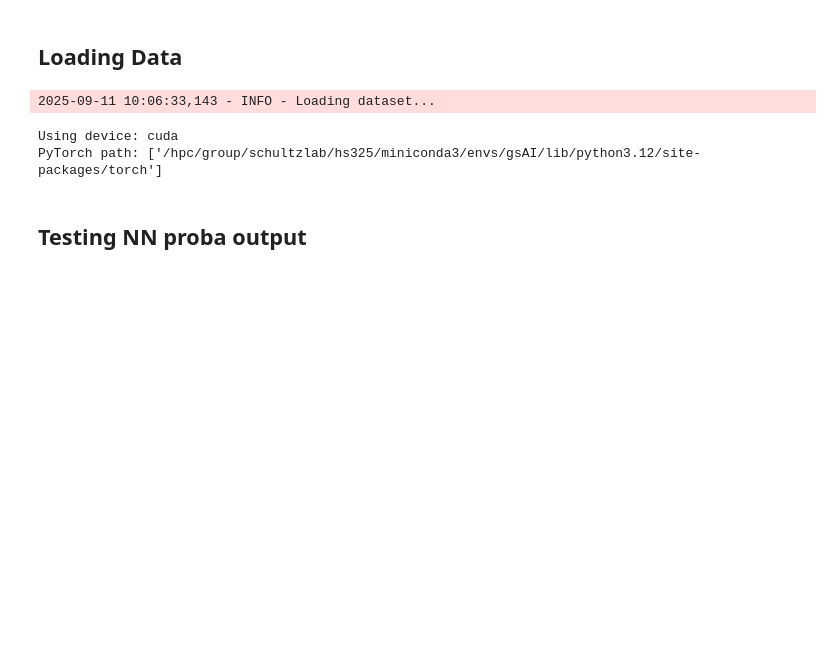
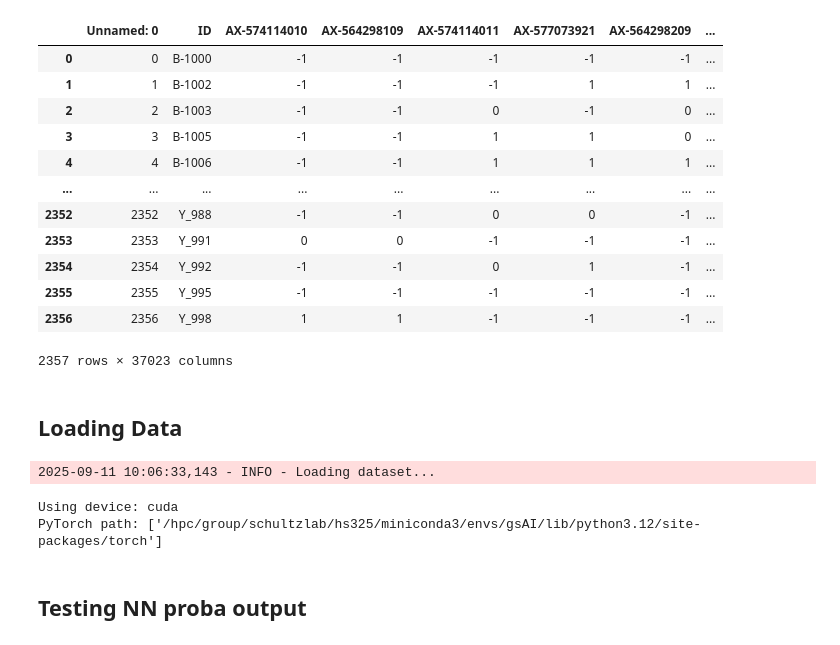
Before and after one commit to henrysun9074/gsAI, a Jupyter notebook: 00_debug.ipynb, the cells around one changed output. Saved outputs shown, nothing was run; the diff lists cells and outputs as text; code cells hidden in the pictures; blank space fills up the shorter version.

Commit message:
testing w/ 1 gen data

```diff
--- a/00_debug.ipynb
+++ b/00_debug.ipynb
@@ -1,3 +1,22 @@
+# %%
+### MAKE 1 GEN TRAINING DATA
+import pandas as pd
+df = pd.read_csv("DarpaQCGenoPheno.csv")
+df
+# %% [output]
+|  | Unnamed: 0 | ID | AX-574114010 | AX-564298109 | AX-574114011 | AX-577073921 | AX-564298209 | ... |
+| 0 | 0 | B-1000 | -1 | -1 | -1 | -1 | -1 | ... |
+| 1 | 1 | B-1002 | -1 | -1 | -1 | 1 | 1 | ... |
+| 2 | 2 | B-1003 | -1 | -1 | 0 | -1 | 0 | ... |
+| 3 | 3 | B-1005 | -1 | -1 | 1 | 1 | 0 | ... |
+| 4 | 4 | B-1006 | -1 | -1 | 1 | 1 | 1 | ... |
+| ... | ... | ... | ... | ... | ... | ... | ... | ... |
+| 2352 | 2352 | Y_988 | -1 | -1 | 0 | 0 | -1 | ... |
+| 2353 | 2353 | Y_991 | 0 | 0 | -1 | -1 | -1 | ... |
+| 2354 | 2354 | Y_992 | -1 | -1 | 0 | 1 | -1 | ... |
+| 2355 | 2355 | Y_995 | -1 | -1 | -1 | -1 | -1 | ... |
+| 2356 | 2356 | Y_998 | 1 | 1 | -1 | -1 | -1 | ... |
+2357 rows × 37023 columns
 # %% [markdown]
 ## Loading Data
 # %%
```
Also changed, not shown: 3 other files.
